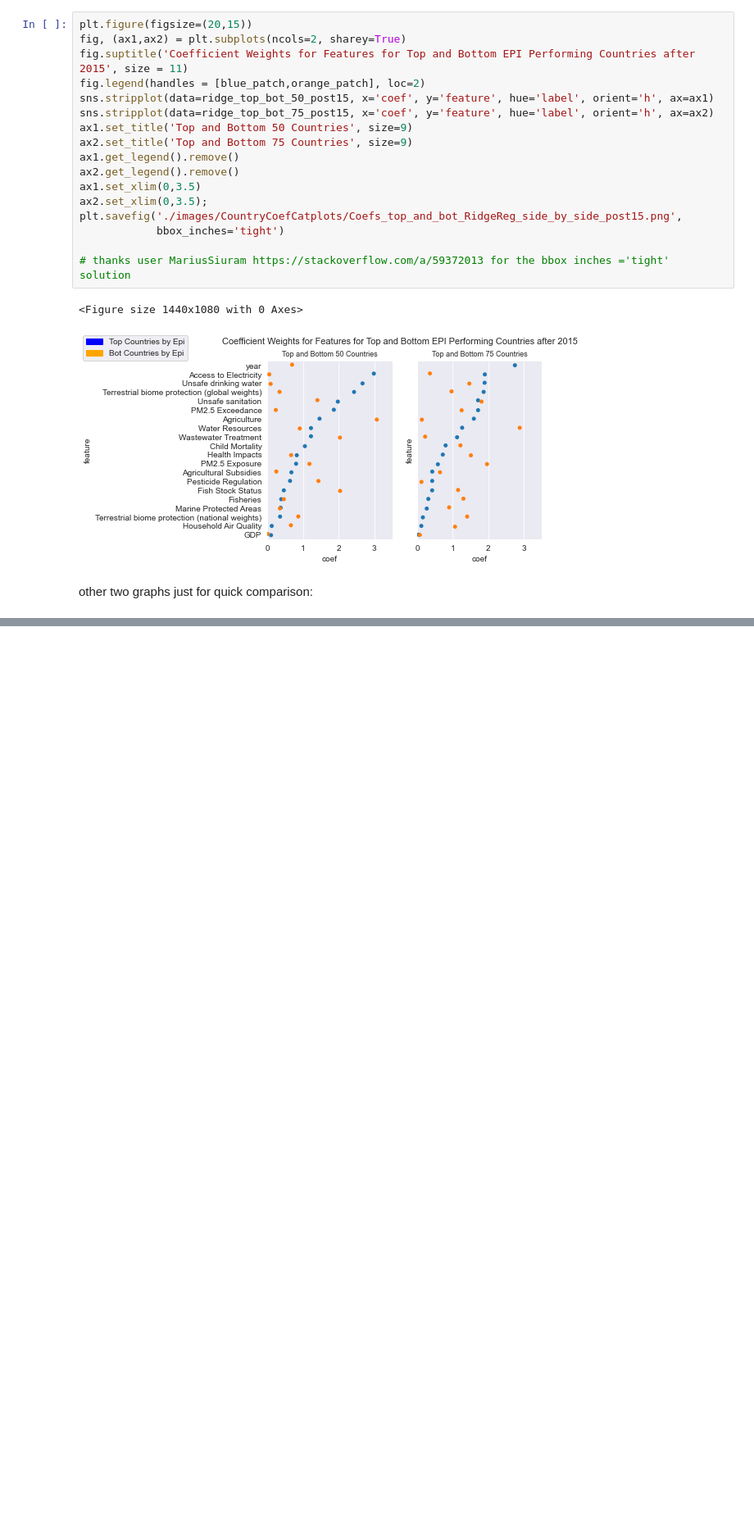
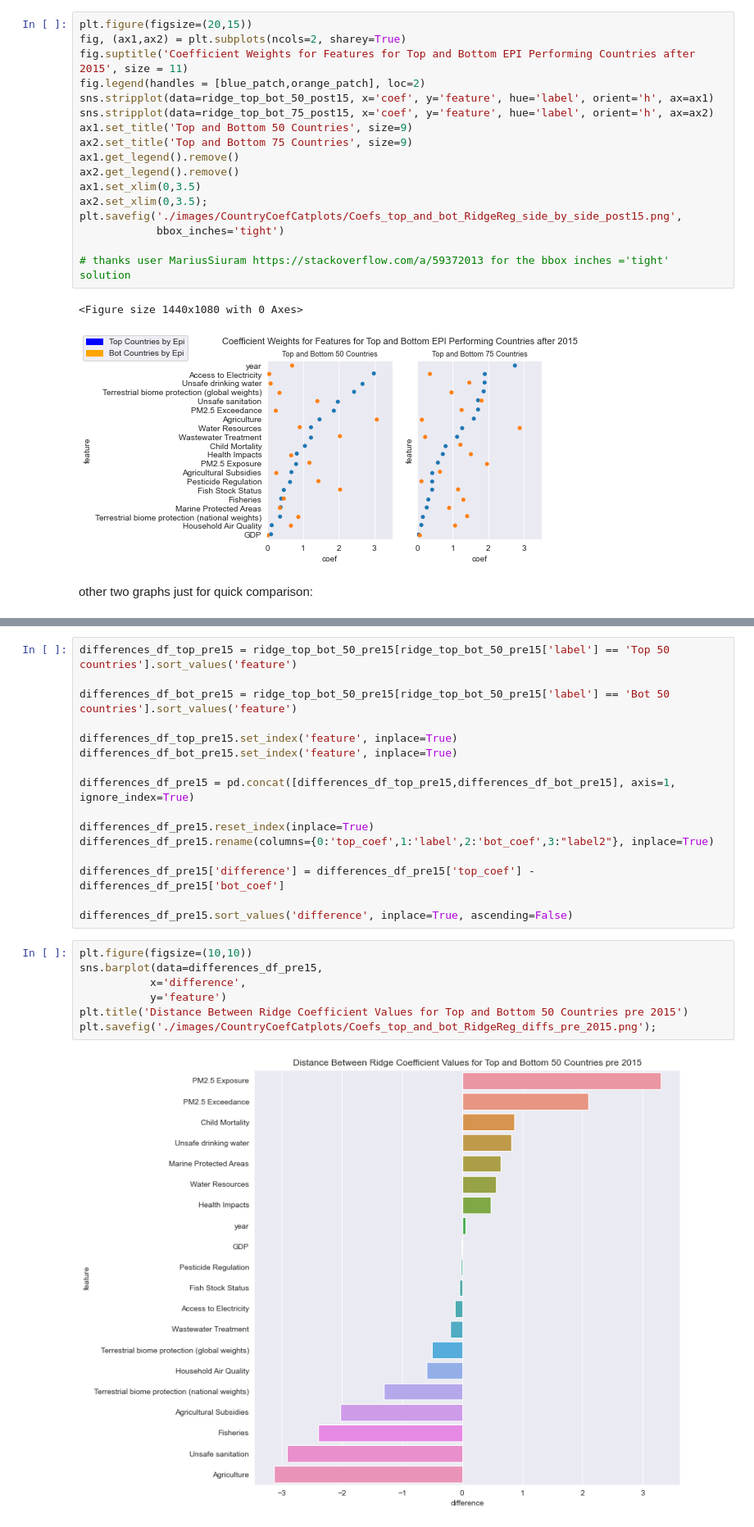
Before and after one commit to Avanyali/EPIDemographicModel, a Jupyter notebook: Step4b_Dan_ModelingByCountryGroups.ipynb, the cells around one changed output, grey strips where cells are left out. Shown at 82% size. Saved outputs shown, nothing was run; the diff lists cells and outputs as text; blank space fills up the shorter version.

```diff
--- a/Step4b_Dan_ModelingByCountryGroups.ipynb
+++ b/Step4b_Dan_ModelingByCountryGroups.ipynb
@@ -730,0 +757,25 @@ plt.savefig('./images/CountryCoefCatplots/Coefs_top_and_bot_RidgeReg_side_by_sid
+# %%
+differences_df_top_pre15 = ridge_top_bot_50_pre15[ridge_top_bot_50_pre15['label'] == 'Top 50 countries'].sort_values('feature')
+
+differences_df_bot_pre15 = ridge_top_bot_50_pre15[ridge_top_bot_50_pre15['label'] == 'Bot 50 countries'].sort_values('feature')
+
+differences_df_top_pre15.set_index('feature', inplace=True)
+differences_df_bot_pre15.set_index('feature', inplace=True)
+
+differences_df_pre15 = pd.concat([differences_df_top_pre15,differences_df_bot_pre15], axis=1, ignore_index=True)
+
+differences_df_pre15.reset_index(inplace=True)
+differences_df_pre15.rename(columns={0:'top_coef',1:'label',2:'bot_coef',3:"label2"}, inplace=True)
+
+differences_df_pre15['difference'] = differences_df_pre15['top_coef'] - differences_df_pre15['bot_coef']
+
+differences_df_pre15.sort_values('difference', inplace=True, ascending=False)
+# %%
+plt.figure(figsize=(10,10))
+sns.barplot(data=differences_df_pre15,
+           x='difference',
+           y='feature')
+plt.title('Distance Between Ridge Coefficient Values for Top and Bottom 50 Countries pre 2015')
+plt.savefig('./images/CountryCoefCatplots/Coefs_top_and_bot_RidgeReg_diffs_pre_2015.png');
+# %% [output]
+[figure, added]
```
Also changed, not shown: parts of 7 cells of this notebook, 7 other files.
